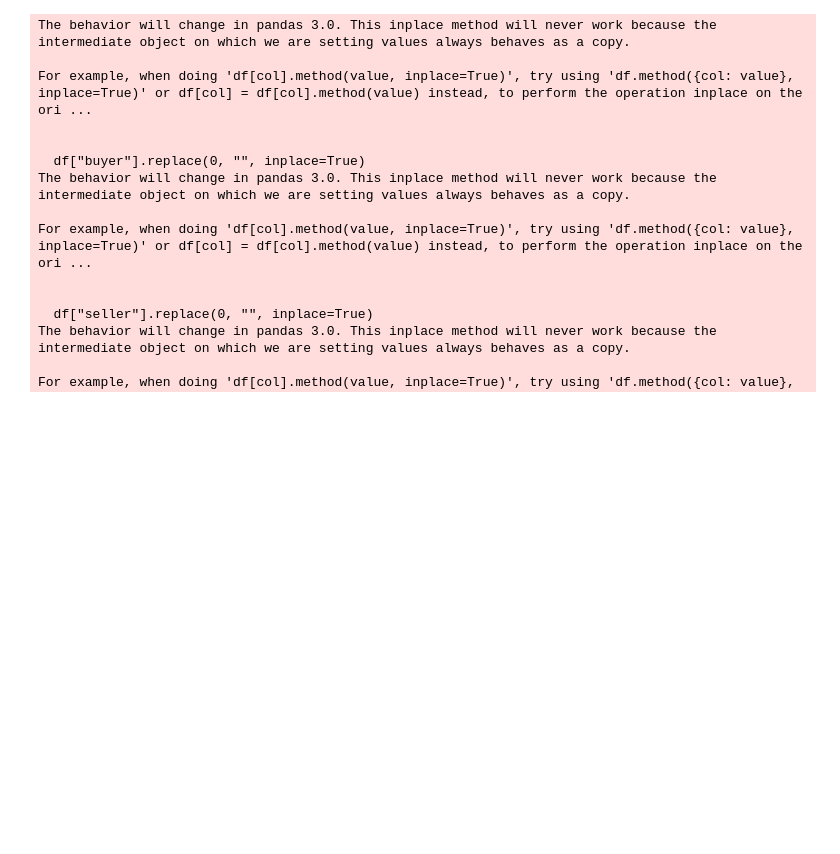
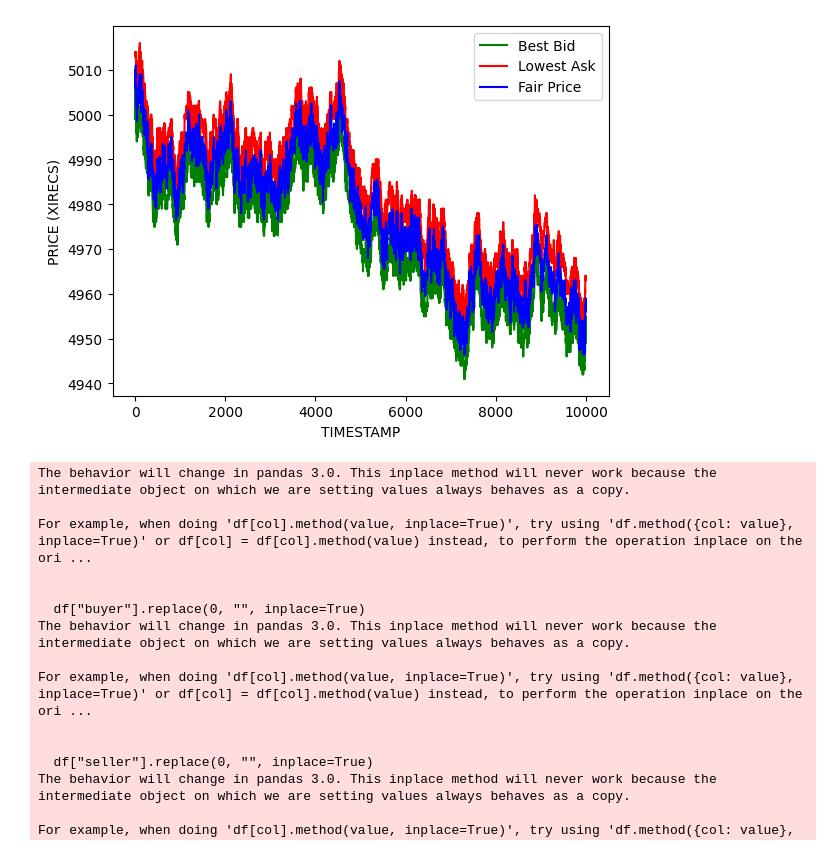
Before and after one commit to danielhyuncoder/IMC-Trading-Prosperity-Competition-04, a Jupyter notebook: backtesting_engine/round1research.ipynb, the cells around one changed output. Cells and saved outputs as stored; diff of their text form; code cells hidden in the pictures; blank space fills up the shorter version.

```diff
--- a/backtesting_engine/round1research.ipynb
+++ b/backtesting_engine/round1research.ipynb
@@ -7,3 +7,8 @@ import matplotlib.pyplot as plt
 from visualizer import BacktestingResult
 import numpy as np
 import json
+# %%
+from data_parser import clean_df
+import pandas as pd
+import matplotlib.pyplot as plt
+df=clean_df(pd.read_csv("./data/prices.csv"))
@@ -10,3 +24,19 @@ import json
+# %%
+#TOMATOES RESEARCH
+
+tomatoes_bid_price = df.loc[df['product']=="TOMATOES"]["bid_price_1"].to_numpy()
+tomatoes_ask_price = df.loc[df['product']=="TOMATOES"]["ask_price_1"].to_numpy()
+tomatoes_mid_price = df.loc[df['product']=="TOMATOES"]["mid_price"].to_numpy().astype(float)
+
+plt.plot([i for i in range(len(tomatoes_bid_price))], tomatoes_bid_price, color="green", label="Best Bid")
+plt.plot([i for i in range(len(tomatoes_bid_price))], tomatoes_ask_price, color="red", label="Lowest Ask")
+plt.plot([i for i in range(len(tomatoes_bid_price))], tomatoes_mid_price, color="blue", label="Fair Price")
+plt.legend()
+plt.xlabel("TIMESTAMP")
+plt.ylabel("PRICE (XIRECS)")
+plt.show()
+# %% [output]
+[figure, added]
 # %%
 import json
 from datamodel import OrderDepth, TradingState, Order
```
Also changed, not shown: parts of 11 cells of this notebook, 1 other file.
